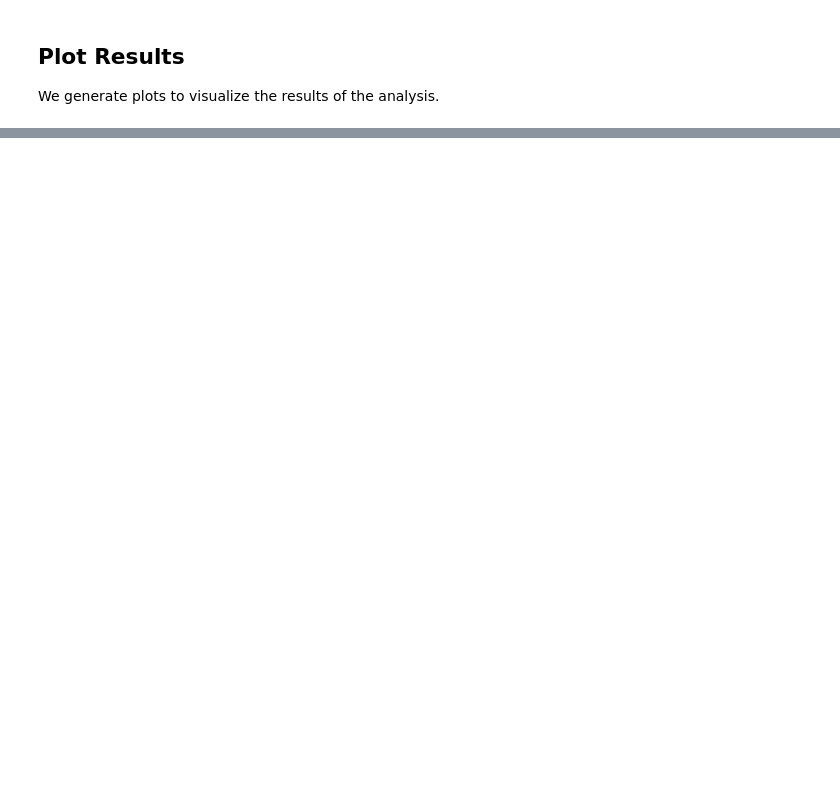
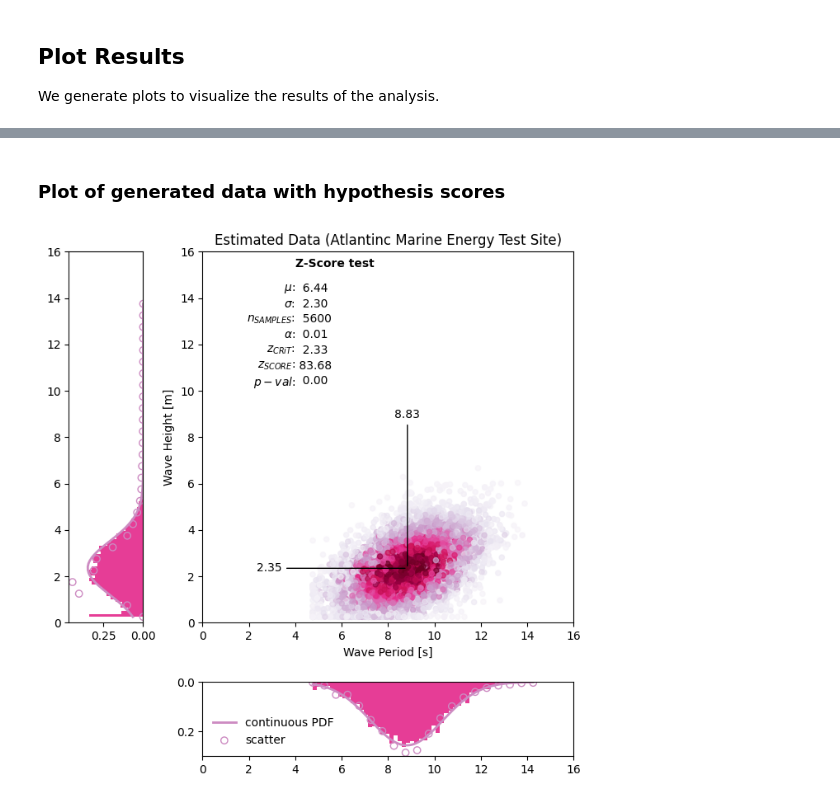
Before and after one commit to pciuh/wave-scatter, a Jupyter notebook: wave_scatter.ipynb, the cells around one changed output, grey strips where cells are left out. Cells and saved outputs as stored; diff of their text form; code cells hidden in the pictures; blank space fills up the shorter version.

```diff
--- a/wave_scatter.ipynb
+++ b/wave_scatter.ipynb
@@ -274,0 +217,65 @@ for i in range(nd):
+# %% [markdown]
+### Plot of generated data with hypothesis scores
+# %%
+fig,ax = plt.subplots(1,figsize=(9,9))
+
+ax.set_title(p_title)
+cax = ax.scatter(fndat[:,0],fndat[:,1],marker='o',alpha=p_alpha,
+           s=p_size,c=fpdf*1e2,cmap=cMap,linewidths=None)
+ax.text(xMin+dx,yMax-dy,'Z-Score test',weight='bold')
+for i,l in enumerate(vLbl):
+    LBL = vFmt[i]%(vVal[i])
+    ax.text(xMin+dx,yMax-(i+2)*dy,LBL,va='top',ha='left')
+    ax.text(xMin+dx,yMax-(i+2)*dy,l,va='top',ha='right')
+
+ax.annotate('%.2f'%mu[0],xytext=(mu[0],mu[0]),xy=(mu[0],mu[1]),ha='center',arrowprops=dict(facecolor='black', arrowstyle='-'))
+ax.annotate('%.2f'%mu[1],xytext=(mu[1],mu[1]),xy=(mu[0],mu[1]),va='center',arrowprops=dict(facecolor='black', arrowstyle='-'))
+
+ax.set_xlim(xMin,xMax)
+ax.set_ylim(yMin,yMax)
+ax.set_xlabel('Wave Period [s]')
+ax.set_ylabel('Wave Height [m]')
+ax.set_aspect(1)
+
+ax.set_position([.3,.3,.5,.5])
+l,b,w,h=ax.get_position().bounds
+
+nd = np.shape(fdat)[1]
+pvec = np.array([[l,.12,w,.1],[.12,b,.1,h]])
+argMin = (min(te),min(hs))
+argMax = (max(te),max(hs))
+hor = ['vertical','horizontal']
+xd,yd = [vte,vhs],[pte/dvt,phs/dvh]
+for i in range(nd):
+
+    axt = fig.add_axes(pvec[i,:])
+
+    y = fndat[:,i]
+    xMin,xMax = (argMin[i],argMax[i])
+    std = np.std(y)
+    mean = np.mean(y)
+
+    x = np.linspace(xMin,xMax,101)
+    pdf = scs.norm.pdf(x,mean,std)
+
+    kwargs = dict(histtype='bar',align='mid',color=l_col,rwidth=1,
+                  alpha=.96, density=True, bins=50, orientation=hor[i])
+
+    ns,_,patches = axt.hist(y,**kwargs)
+
+    if hor[i]=='horizontal':
+        axt.plot(pdf,x,'-',color=p_col,lw=p_linewidth)
+        axt.scatter(yd[i],xd[i],c='none', edgecolors=p_col)
+        axt.set_ylim(yMin,yMax)
+        axt.invert_xaxis()
+        #axt.grid(axis='y')
+    else:
+        axt.plot(x,pdf,'-',color=p_col,lw=p_linewidth,label='continuous PDF')
+        axt.scatter(xd[i],yd[i],c='none', edgecolors=p_col,label='scatter')
+        axt.set_xlim(yMin,yMax)
+        axt.invert_yaxis()
+        #axt.grid(axis='x')
+        axt.legend(frameon=False)
+    fig.savefig('test-'+nSmpl+'.png',dpi=300)
+# %% [output]
+[figure, added]
```
Also changed, not shown: parts of 8 cells of this notebook, 3 other files.
